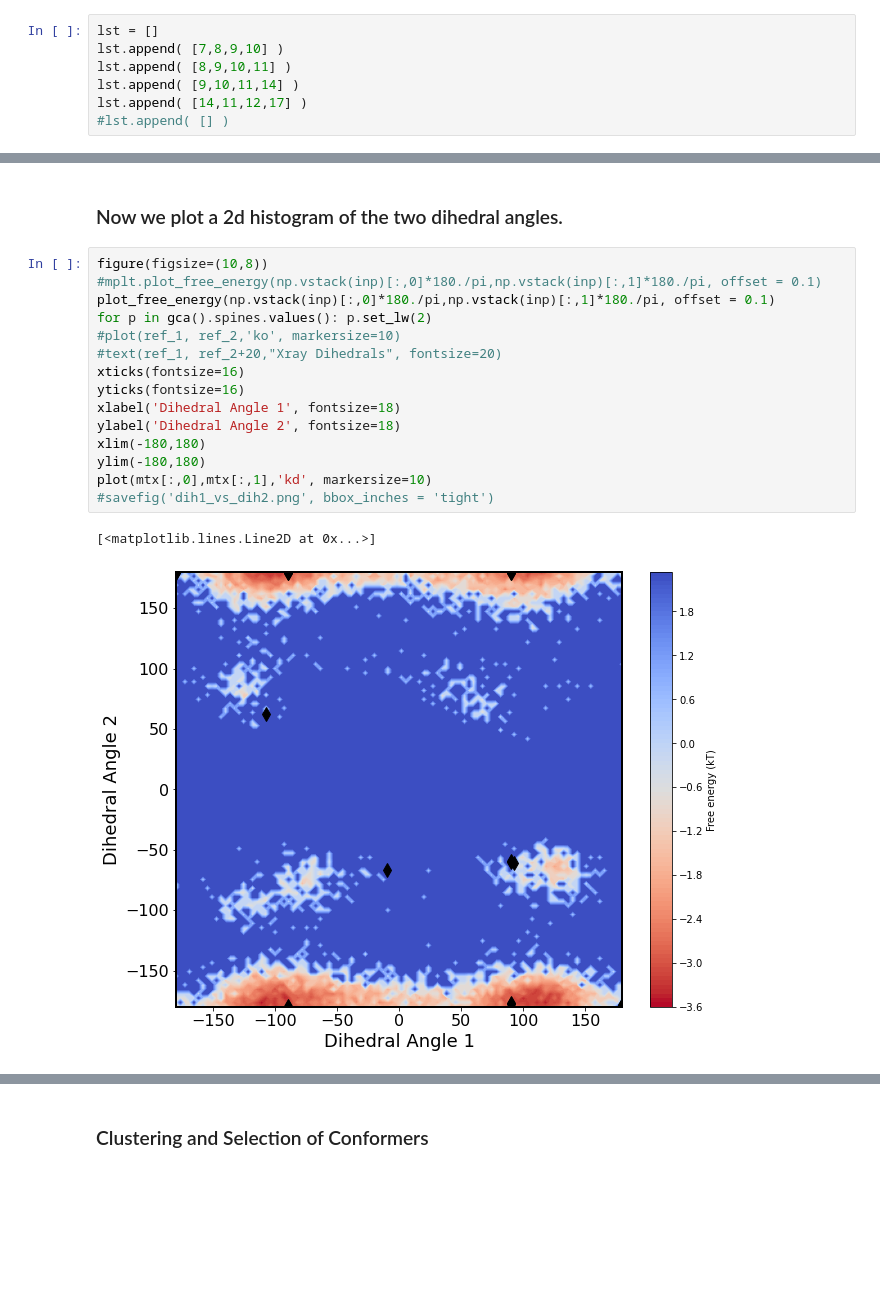
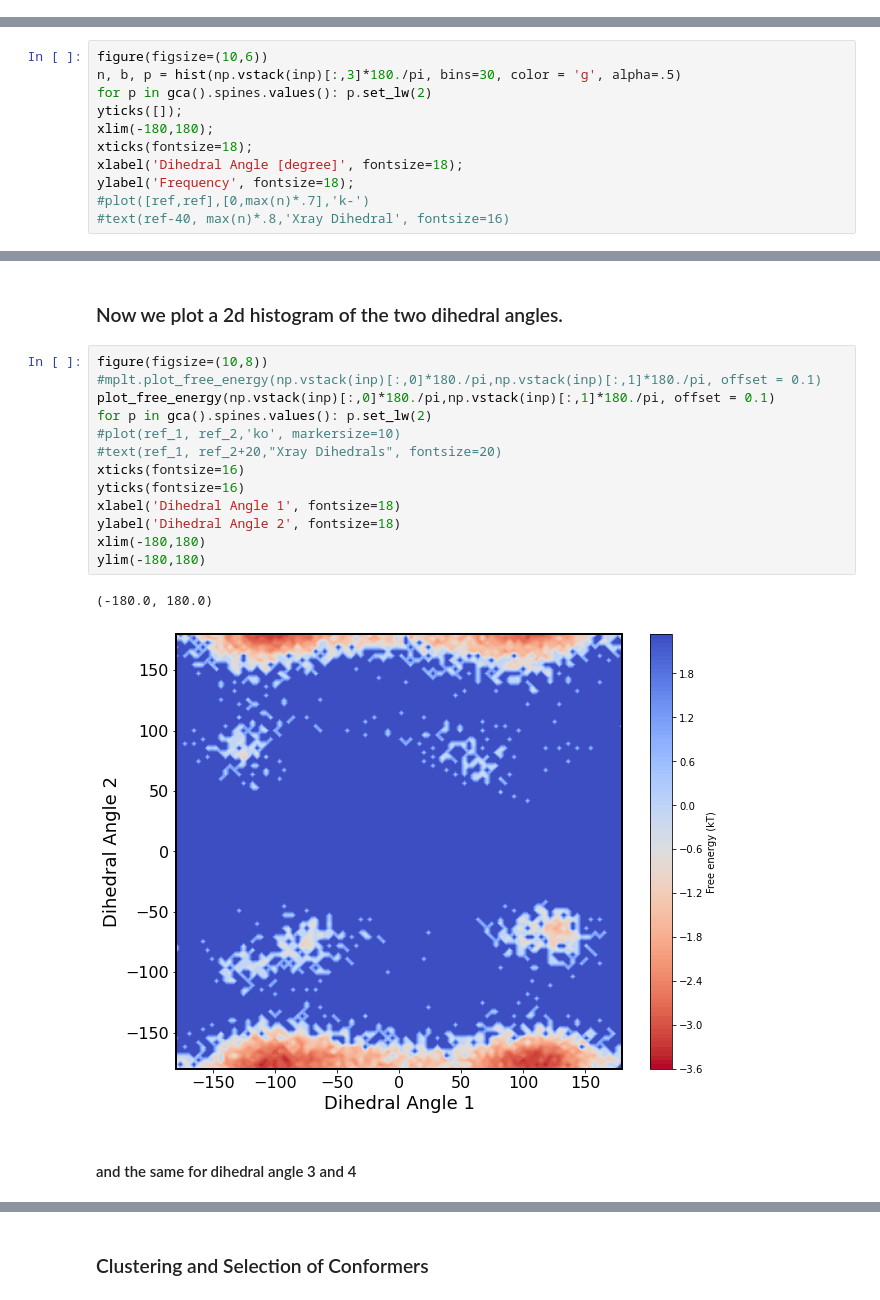
Before and after one commit to dseeliger/ITNLecture, a Jupyter notebook: notebooks/ligand_analyis.ipynb, the cells around one changed output, grey strips where cells are left out. Cells and saved outputs as stored; diff of their text form; blank space fills up the shorter version.

```diff
--- a/notebooks/ligand_analyis.ipynb
+++ b/notebooks/ligand_analyis.ipynb
@@ -126,7 +174,0 @@ print(traj_list)
-# %%
-lst = []
-lst.append( [7,8,9,10] )
-lst.append( [8,9,10,11] )
-lst.append( [9,10,11,14] )
-lst.append( [14,11,12,17] )
-#lst.append( [] )
@@ -172,0 +212,11 @@ inp = coor.load(traj_list, feat)
+# %%
+figure(figsize=(10,6))
+n, b, p = hist(np.vstack(inp)[:,3]*180./pi, bins=30, color = 'g', alpha=.5)
+for p in gca().spines.values(): p.set_lw(2)
+yticks([]);
+xlim(-180,180);
+xticks(fontsize=18);
+xlabel('Dihedral Angle [degree]', fontsize=18);
+ylabel('Frequency', fontsize=18);
+#plot([ref,ref],[0,max(n)*.7],'k-')
+#text(ref-40, max(n)*.8,'Xray Dihedral', fontsize=16)
@@ -175,21 +255,21 @@ inp = coor.load(traj_list, feat)
 # %%
 figure(figsize=(10,8))
 #mplt.plot_free_energy(np.vstack(inp)[:,0]*180./pi,np.vstack(inp)[:,1]*180./pi, offset = 0.1)
 plot_free_energy(np.vstack(inp)[:,0]*180./pi,np.vstack(inp)[:,1]*180./pi, offset = 0.1)
 for p in gca().spines.values(): p.set_lw(2)
 #plot(ref_1, ref_2,'ko', markersize=10)
 #text(ref_1, ref_2+20,"Xray Dihedrals", fontsize=20)
 xticks(fontsize=16)
 yticks(fontsize=16)
 xlabel('Dihedral Angle 1', fontsize=18)
 ylabel('Dihedral Angle 2', fontsize=18)
 xlim(-180,180)
 ylim(-180,180)
-plot(mtx[:,0],mtx[:,1],'kd', markersize=10)
-#savefig('dih1_vs_dih2.png', bbox_inches = 'tight')
 # %% [output]
-[<matplotlib.lines.Line2D at 0x...>]
+(-180.0, 180.0)
-[figure, old version]
+[figure, new version]
+# %% [markdown]
+<h4> and the same for dihedral angle 3 and 4</h4>
 # %%
 figure(figsize=(10,8))
 #mplt.plot_free_energy(np.vstack(inp)[:,0]*180./pi,np.vstack(inp)[:,1]*180./pi, offset = 0.1)
```
Also changed, not shown: parts of 50 cells of this notebook, 1 other file.
